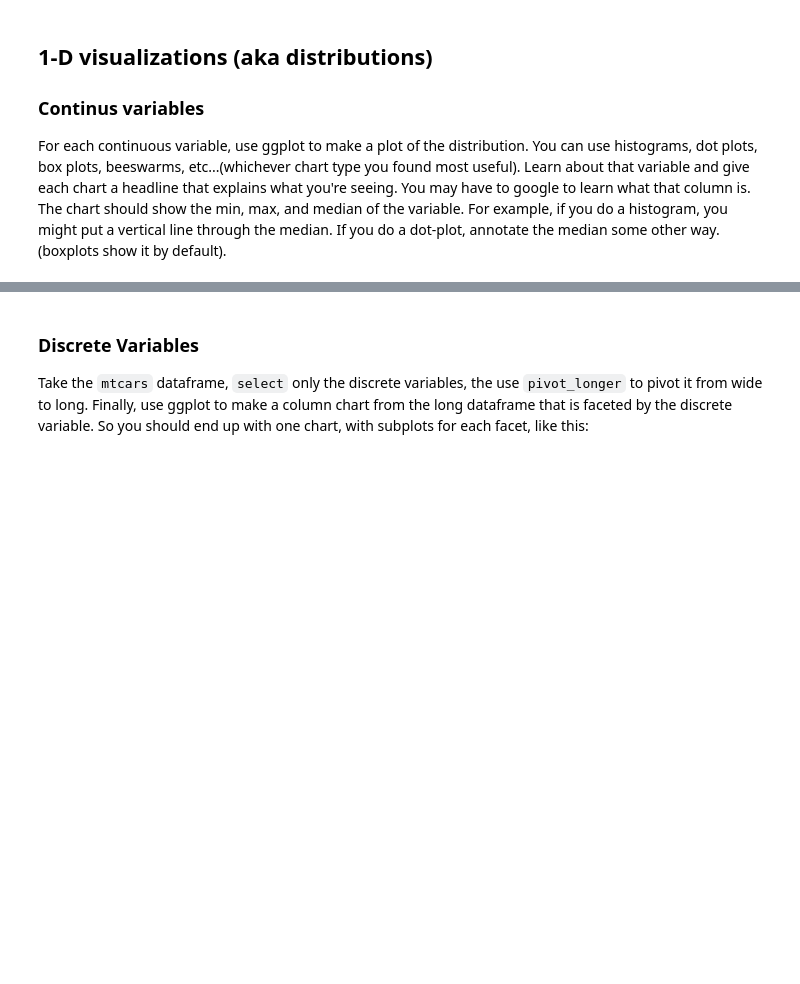
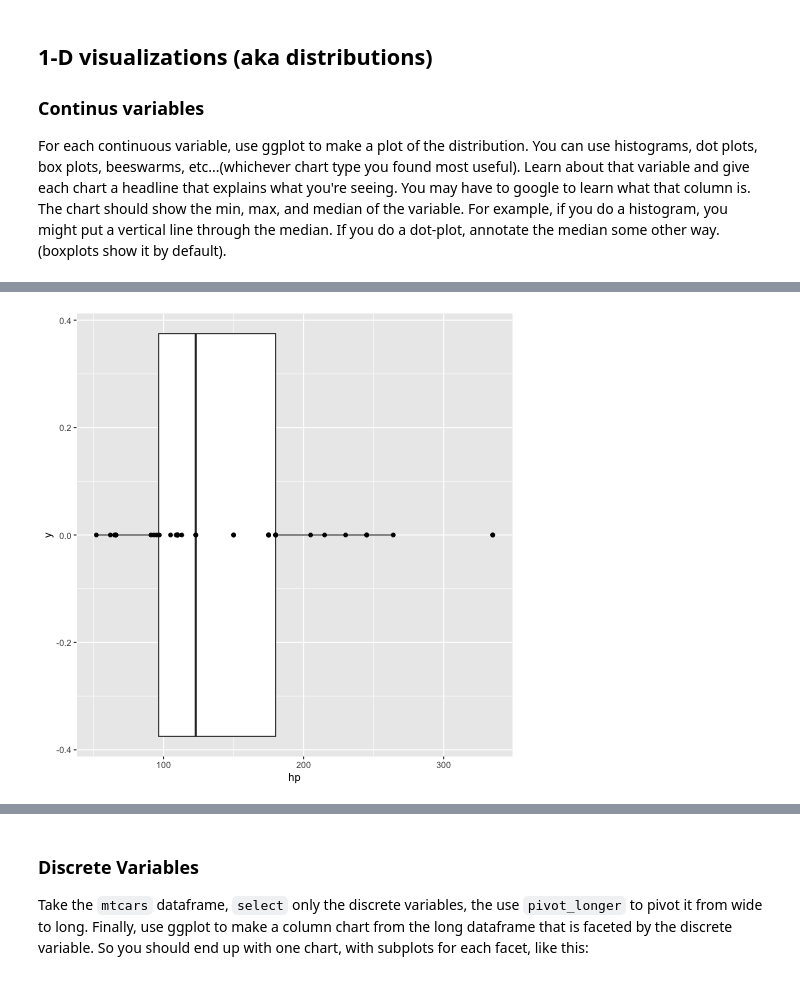
Before and after one commit to data4news/mtcars-eda-intro-loyolaalums, a Jupyter notebook: notebook-1.ipynb, the cells around one changed output, grey strips where cells are left out. Saved outputs shown, nothing was run; the diff lists cells and outputs as text; code cells hidden in the pictures; blank space fills up the shorter version.

```diff
--- a/notebook-1.ipynb
+++ b/notebook-1.ipynb
@@ -206,3 +227,14 @@ NULL
+# %%
+%%R
+
+# 👉 chart for hp
+
+mtcars |>
+    ggplot() +
+    geom_boxplot(aes(x=hp)) +
+    geom_point(aes(x=hp, y=0))
+# %% [output]
+[figure, added]
 # %%
 %%R
 
```
Also changed, not shown: parts of 16 cells of this notebook.
